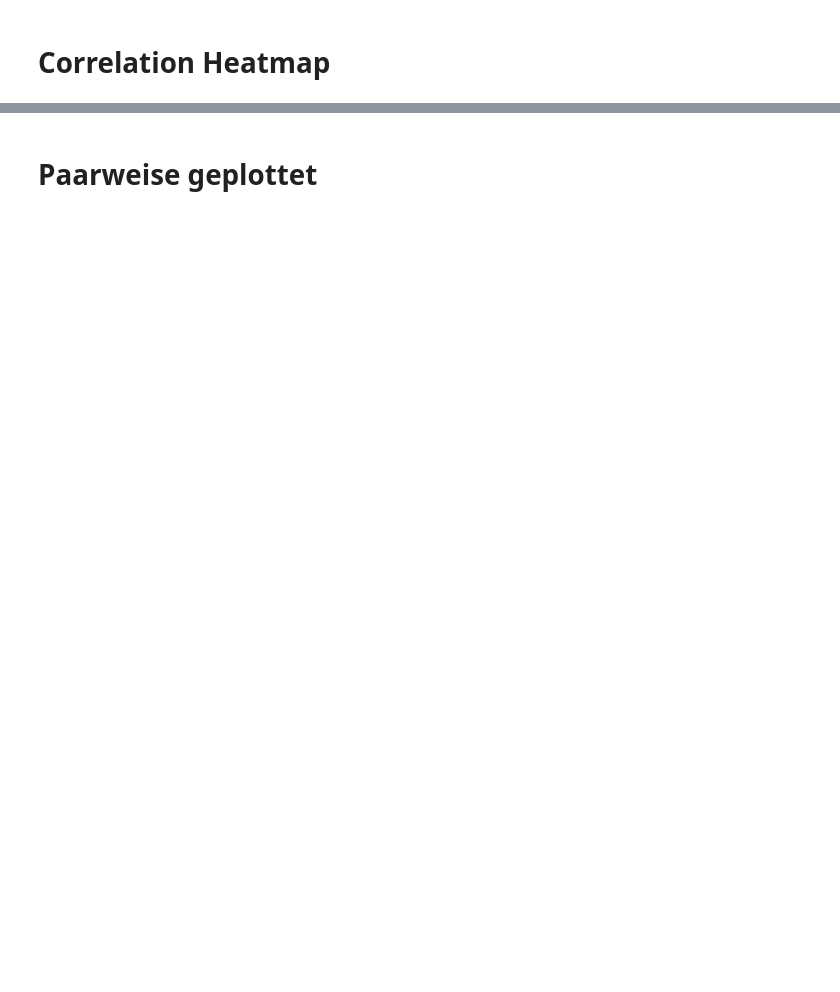
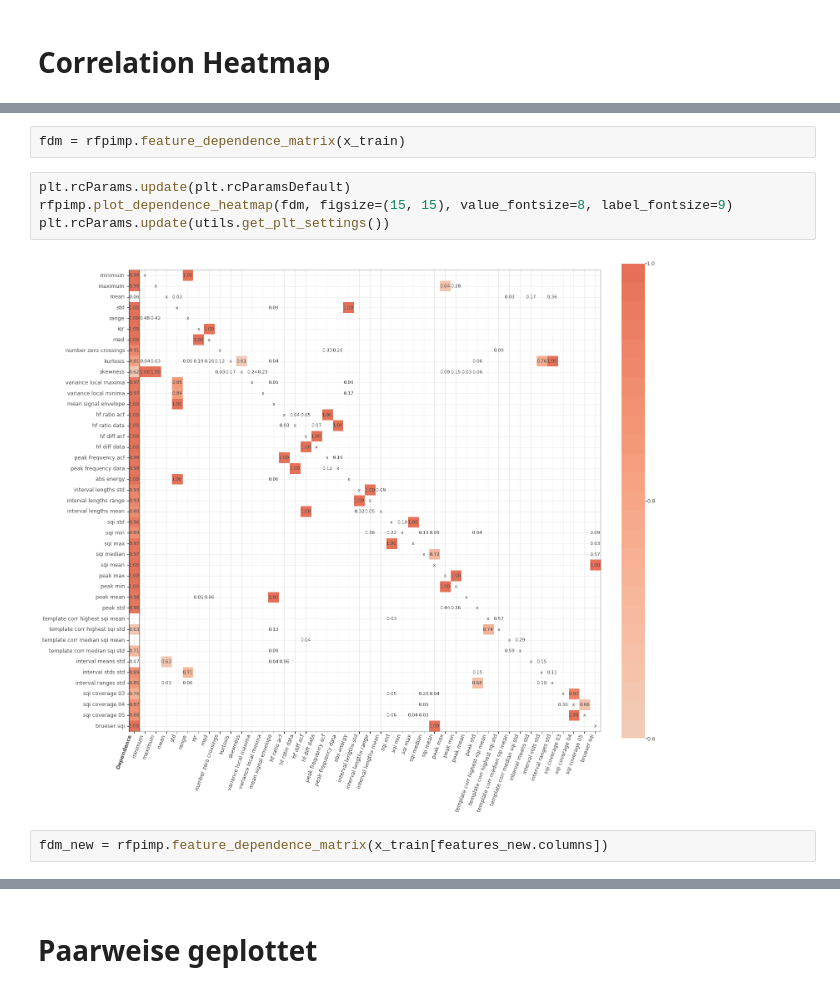
Before and after one commit to Zianor/Bachelorarbeit, a Jupyter notebook: Implementation/src/notebooks/own_features.ipynb, the cells around one changed output, grey strips where cells are left out. Saved outputs shown, nothing was run; the diff lists cells and outputs as text; blank space fills up the shorter version.

```diff
--- a/Implementation/src/notebooks/own_features.ipynb
+++ b/Implementation/src/notebooks/own_features.ipynb
@@ -64,0 +72,10 @@ corr_colls
+# %%
+fdm = rfpimp.feature_dependence_matrix(x_train)
+# %%
+plt.rcParams.update(plt.rcParamsDefault)
+rfpimp.plot_dependence_heatmap(fdm, figsize=(15, 15), value_fontsize=8, label_fontsize=9)
+plt.rcParams.update(utils.get_plt_settings())
+# %% [output]
+[figure, added]
+# %%
+fdm_new = rfpimp.feature_dependence_matrix(x_train[features_new.columns])
```
Also changed, not shown: parts of 23 cells of this notebook, 2 other files.
